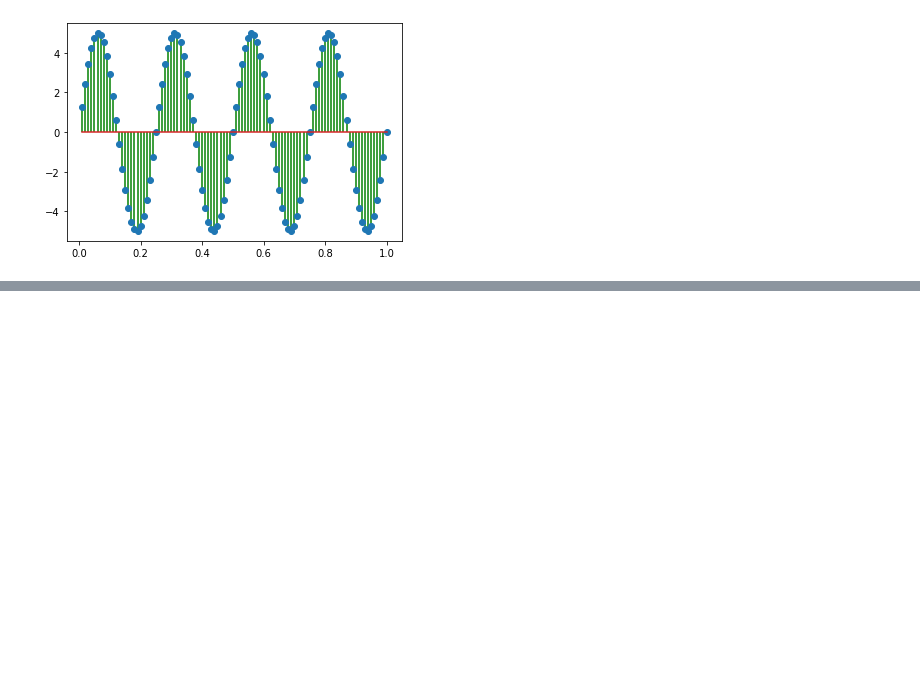
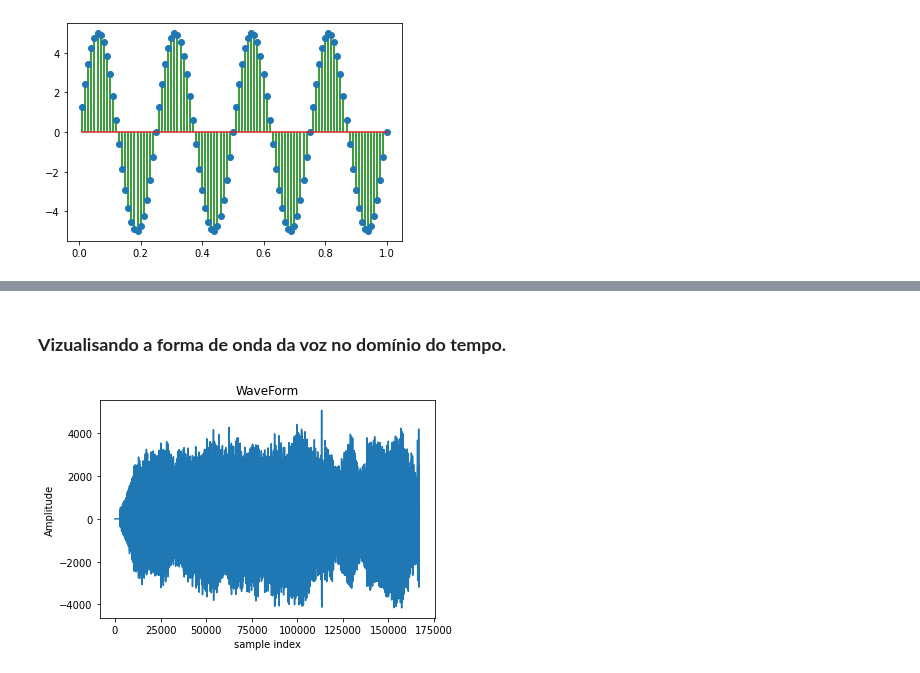
Before and after one commit to leonardoSaaads/ProcessamentoDigitalSinais, a Jupyter notebook: Unidade 1/DTFT.ipynb, the cells around one changed output, grey strips where cells are left out. Cells and saved outputs as stored; diff of their text form; code cells hidden in the pictures; blank space fills up the shorter version.

Commit message:
update DTFT, new DFT and .wav file for audio

```diff
--- a/Unidade 1/DTFT.ipynb
+++ b/Unidade 1/DTFT.ipynb
@@ -259,0 +268,18 @@ $$ {\displaystyle \begin{align*} Y(\omega) &= \sum_{n=-\infty}^{\infty} y[n] e^{
+# %% [markdown]
+### **Vizualisando a forma de onda da voz no domínio do tempo.**
+# %%
+from IPython.display import Audio
+from scipy.io.wavfile import read
+import matplotlib.pyplot as plt
+
+# Lê o arquivo de aúdio
+fs, data = read('voz.wav')
+data = data[:, 0]
+
+plt.plot(data)
+plt.xlabel('sample index')
+plt.ylabel('Amplitude')
+plt.title('WaveForm')
+plt.show()
+# %% [output]
+[figure, added]
```
Also changed, not shown: parts of 11 cells of this notebook, 2 other files.
